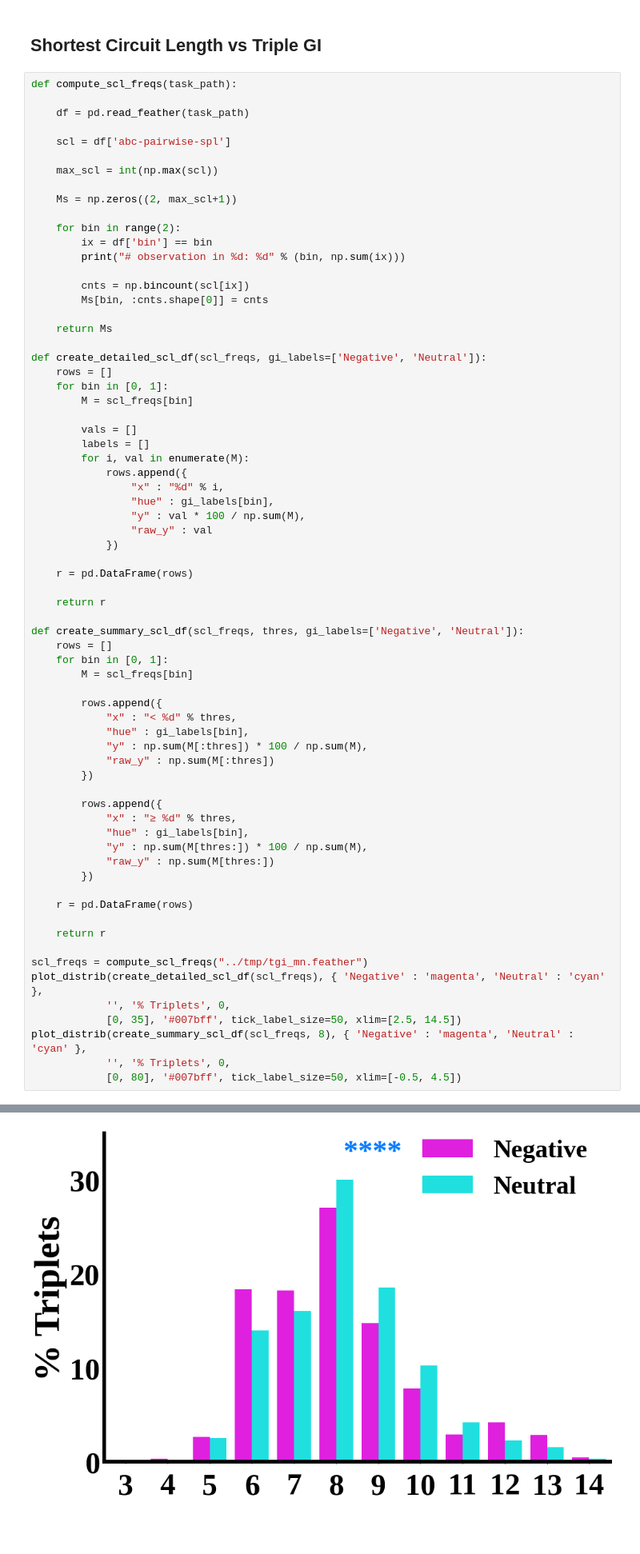
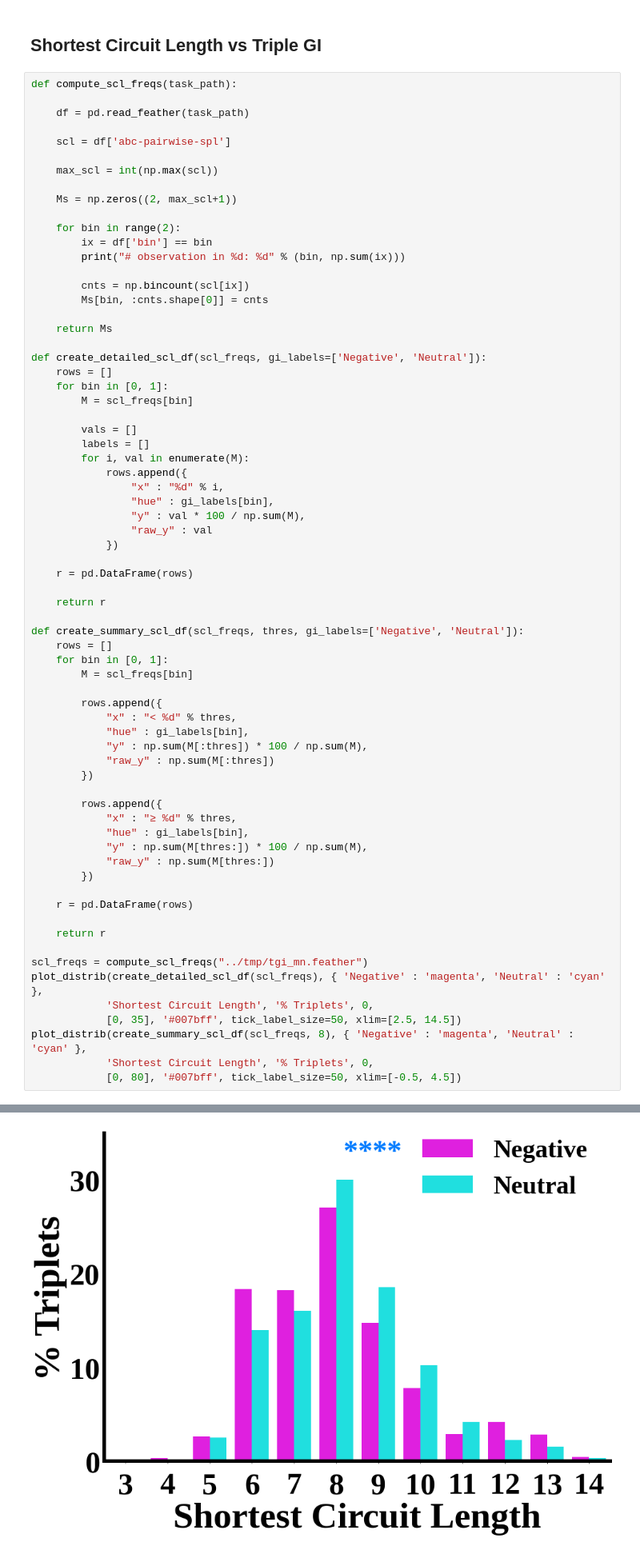
Before and after one commit to KISRDevelopment/cell_viability_paper, a Jupyter notebook: figures.ipynb, the cells around one changed output, grey strips where cells are left out. Shown at 80% size. Saved outputs shown, nothing was run; the diff lists cells and outputs as text; blank space fills up the shorter version.

Commit message:
update figures

```diff
--- a/figures.ipynb
+++ b/figures.ipynb
@@ -938,33 +938,33 @@ def create_summary_scl_df(scl_freqs, thres, gi_labels=['Negative', 'Neutral']):
     rows = []
     for bin in [0, 1]:
         M = scl_freqs[bin]
 
         rows.append({
             "x" : "< %d" % thres,
             "hue" : gi_labels[bin],
             "y" : np.sum(M[:thres]) * 100 / np.sum(M),
             "raw_y" : np.sum(M[:thres])
         })
 
         rows.append({
             "x" : "≥ %d" % thres,
             "hue" : gi_labels[bin],
             "y" : np.sum(M[thres:]) * 100 / np.sum(M),
             "raw_y" : np.sum(M[thres:])
         })
 
     r = pd.DataFrame(rows)
 
     return r
 
 scl_freqs = compute_scl_freqs("../tmp/tgi_mn.feather")
 plot_distrib(create_detailed_scl_df(scl_freqs), { 'Negative' : 'magenta', 'Neutral' : 'cyan' },
-            '', '% Triplets', 0,
+            'Shortest Circuit Length', '% Triplets', 0,
             [0, 35], '#007bff', tick_label_size=50, xlim=[2.5, 14.5])
 plot_distrib(create_summary_scl_df(scl_freqs, 8), { 'Negative' : 'magenta', 'Neutral' : 'cyan' },
-            '', '% Triplets', 0,
+            'Shortest Circuit Length', '% Triplets', 0,
             [0, 80], '#007bff', tick_label_size=50, xlim=[-0.5, 4.5])
 # %% [output]
 # observation in 0: 2835
 # observation in 1: 71628
-[figure, old version]
+[figure, new version]
```
Also changed, not shown: parts of 12 cells of this notebook, 1 other file.
